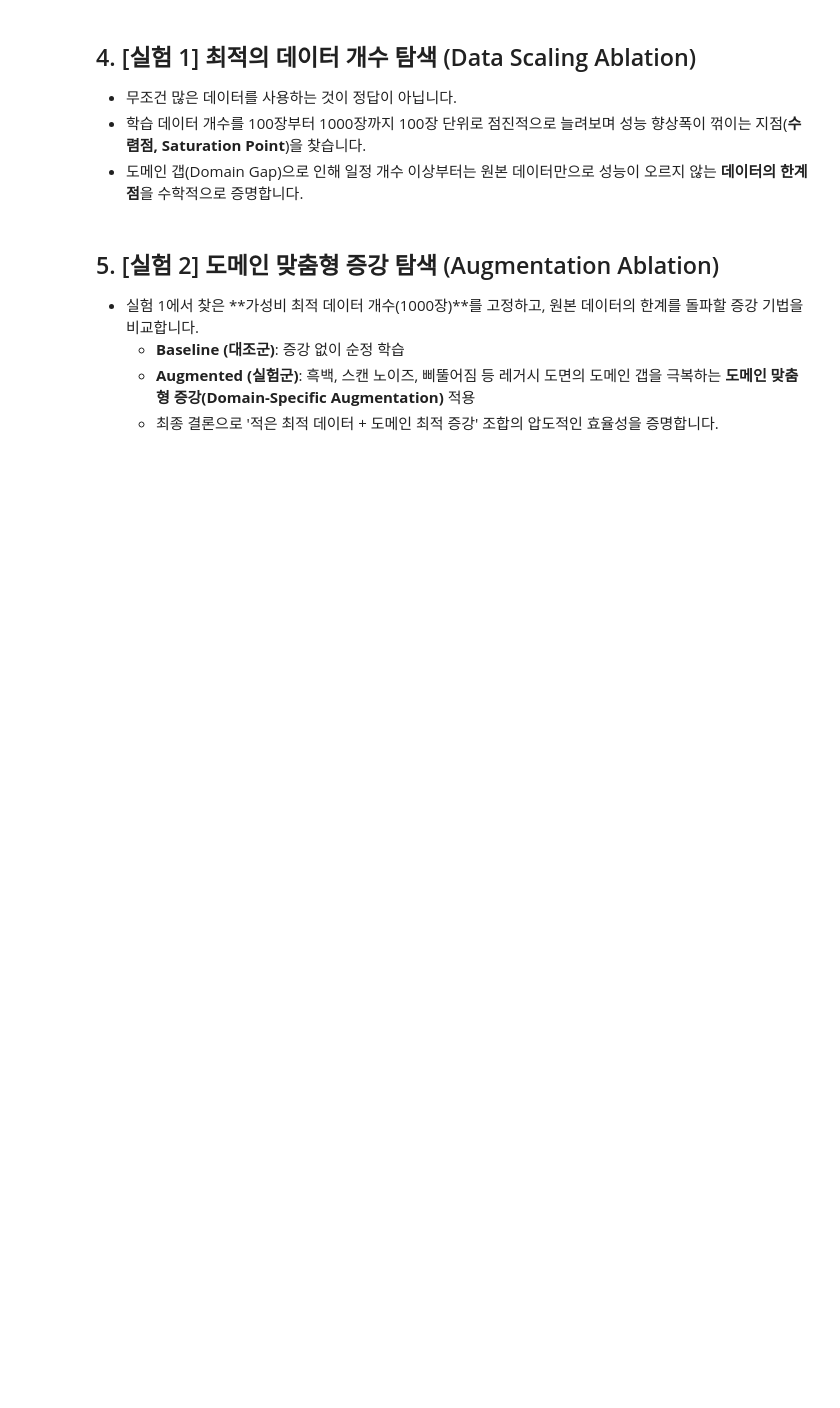
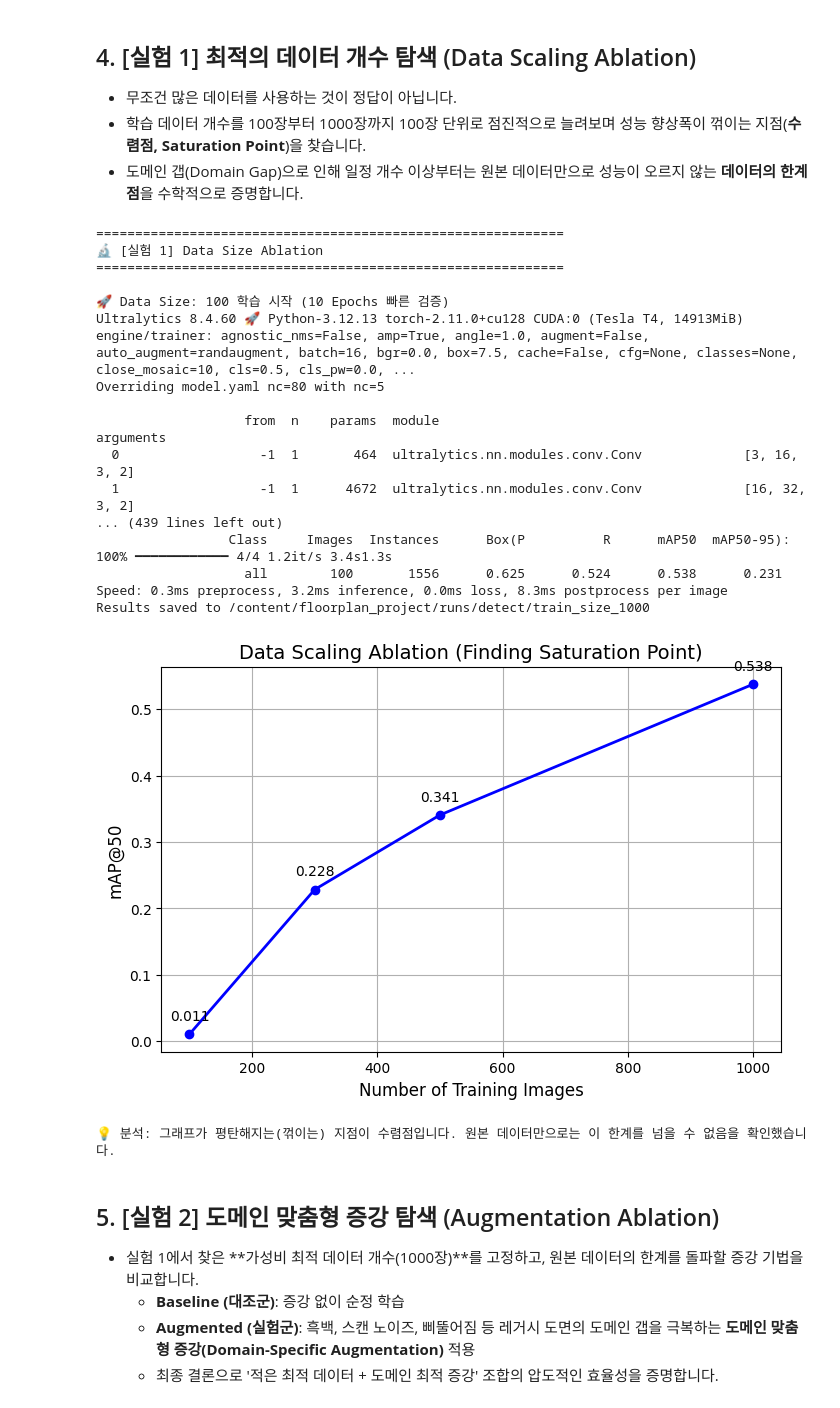
Before and after one commit to Burrun/floorplan-yolo, a Jupyter notebook: notebooks/floorplan_training.ipynb, the cells around one changed output. Cells and saved outputs as stored; diff of their text form; code cells hidden in the pictures; blank space fills up the shorter version.

Commit message:
chore: early project iteration

```diff
--- a/notebooks/floorplan_training.ipynb
+++ b/notebooks/floorplan_training.ipynb
@@ -75,7 +71,7 @@ DATA_DIR.mkdir(exist_ok=True)
 
 ZIP_NAME = "architectural_drawing_data.tar.zst"
 ZIP_PATH = DATA_DIR / ZIP_NAME
-EXTRACT_PATH = DATA_DIR / "architectural_drawing_data"
+EXTRACT_PATH = DATA_DIR / "architectural_drawing_data_part"
 
 GDRIVE_FILE_ID = '1jTXlydel8WaTW0OWDpmFJZ03HEqs1Dgz'
 
@@ -102,25 +98,19 @@ if not EXTRACT_PATH.exists():
     # Step 2: 압축 해제
     if ZIP_PATH.exists():
         print(f"{ZIP_NAME} 압축 해제 중...")
-        EXTRACT_PATH.mkdir(parents=True, exist_ok=True)
+        DATA_DIR.mkdir(parents=True, exist_ok=True)
 
         try:
-            subprocess.run(["tar", "-I", "zstd", "-xf", str(ZIP_PATH), "-C", str(EXTRACT_PATH)], check=True)
+            subprocess.run(["tar", "-I", "zstd", "-xf", str(ZIP_PATH), "-C", str(DATA_DIR)], check=True)
         except Exception as e:
             print("zstd 패키지가 없거나 권한 오류 발생. zstd 설치 시도 중...")
             if IS_COLAB:
                 subprocess.run(["apt-get", "update"], check=True)
                 subprocess.run(["apt-get", "install", "-y", "zstd"], check=True)
-                subprocess.run(["tar", "-I", "zstd", "-xf", str(ZIP_PATH), "-C", str(EXTRACT_PATH)], check=True)
+                subprocess.run(["tar", "-I", "zstd", "-xf", str(ZIP_PATH), "-C", str(DATA_DIR)], check=True)
             else:
                 raise RuntimeError("압축 해제 실패: 터미널에서 'sudo apt install zstd' 를 실행 후 다시 시도하세요.")
 
-        # 이중 폴더(architectural_drawing_data/architectural_drawing_data)로 풀렸을 경우 상위로 끌어올림
-        nested_dir = EXTRACT_PATH / "architectural_drawing_data"
-        if nested_dir.exists() and nested_dir.is_dir():
-            for item in nested_dir.iterdir():
-                shutil.move(str(item), str(EXTRACT_PATH))
-            nested_dir.rmdir()
 
         print("압축 해제 완료!")
     else:
@@ -348,7 +348,7 @@ print("🔬 [실험 1] Data Size Ablation")
 print("=" * 60)
 
 train_images = list((YOLO_DIR / "images/train").glob("*.webp"))
-data_sizes = list(range(100, 1001, 100))  # [100, 200, ..., 1000]
+data_sizes = [100, 300, 500, 1000]
 scaling_results = {}
 
 for size in data_sizes:
@@ -370,33 +370,53 @@ for size in data_sizes:
         }, f, allow_unicode=True)
 
     print(f"\n🚀 Data Size: {size} 학습 시작 (10 Epochs 빠른 검증)")
     model_size = YOLO("yolov8n.pt")
     res_size = model_size.train(
         data=str(yaml_path_size),
         epochs=10, # 데이터 크기별 추세를 보기 위한 빠른 학습
         imgsz=640,
         project=str(PROJECT_ROOT / "runs/detect"),
         name=f"train_size_{size}",
         verbose=False
     )
 
     map50 = res_size.results_dict.get('metrics/mAP50(B)', 0)
     scaling_results[size] = map50
 
 if scaling_results:
     sizes = list(scaling_results.keys())
     maps = list(scaling_results.values())
 
     plt.figure(figsize=(8, 5))
     plt.plot(sizes, maps, marker='o', linestyle='-', color='b', linewidth=2)
     plt.title("Data Scaling Ablation (Finding Saturation Point)", fontsize=14)
     plt.xlabel("Number of Training Images", fontsize=12)
     plt.ylabel("mAP@50", fontsize=12)
     plt.grid(True)
     for i, txt in enumerate(maps):
         plt.annotate(f"{txt:.3f}", (sizes[i], maps[i]), textcoords="offset points", xytext=(0,10), ha='center')
     plt.show()
     print("💡 분석: 그래프가 평탄해지는(꺾이는) 지점이 수렴점입니다. 원본 데이터만으로는 이 한계를 넘을 수 없음을 확인했습니다.")
+# %% [output]
+============================================================
+🔬 [실험 1] Data Size Ablation
+============================================================
+
+🚀 Data Size: 100 학습 시작 (10 Epochs 빠른 검증)
+Ultralytics 8.4.60 🚀 Python-3.12.13 torch-2.11.0+cu128 CUDA:0 (Tesla T4, 14913MiB)
+engine/trainer: agnostic_nms=False, amp=True, angle=1.0, augment=False, auto_augment=randaugment, batch=16, bgr=0.0, box=7.5, cache=False, cfg=None, classes=None, close_mosaic=10, cls=0.5, cls_pw=0.0, ...
+Overriding model.yaml nc=80 with nc=5
+
+                   from  n    params  module                                       arguments
+  0                  -1  1       464  ultralytics.nn.modules.conv.Conv             [3, 16, 3, 2]
+  1                  -1  1      4672  ultralytics.nn.modules.conv.Conv             [16, 32, 3, 2]
+... (439 lines left out)
+                 Class     Images  Instances      Box(P          R      mAP50  mAP50-95): 100% ━━━━━━━━━━━━ 4/4 1.2it/s 3.4s1.3s
+                   all        100       1556      0.625      0.524      0.538      0.231
+Speed: 0.3ms preprocess, 3.2ms inference, 0.0ms loss, 8.3ms postprocess per image
+Results saved to /content/floorplan_project/runs/detect/train_size_1000
+[figure, added]
+💡 분석: 그래프가 평탄해지는(꺾이는) 지점이 수렴점입니다. 원본 데이터만으로는 이 한계를 넘을 수 없음을 확인했습니다.
 # %% [markdown]
 ## 5. [실험 2] 도메인 맞춤형 증강 탐색 (Augmentation Ablation)
 - 실험 1에서 찾은 **가성비 최적 데이터 개수(1000장)**를 고정하고, 원본 데이터의 한계를 돌파할 증강 기법을 비교합니다.
```
Also changed, not shown: parts of 7 cells of this notebook, 1 other file.
